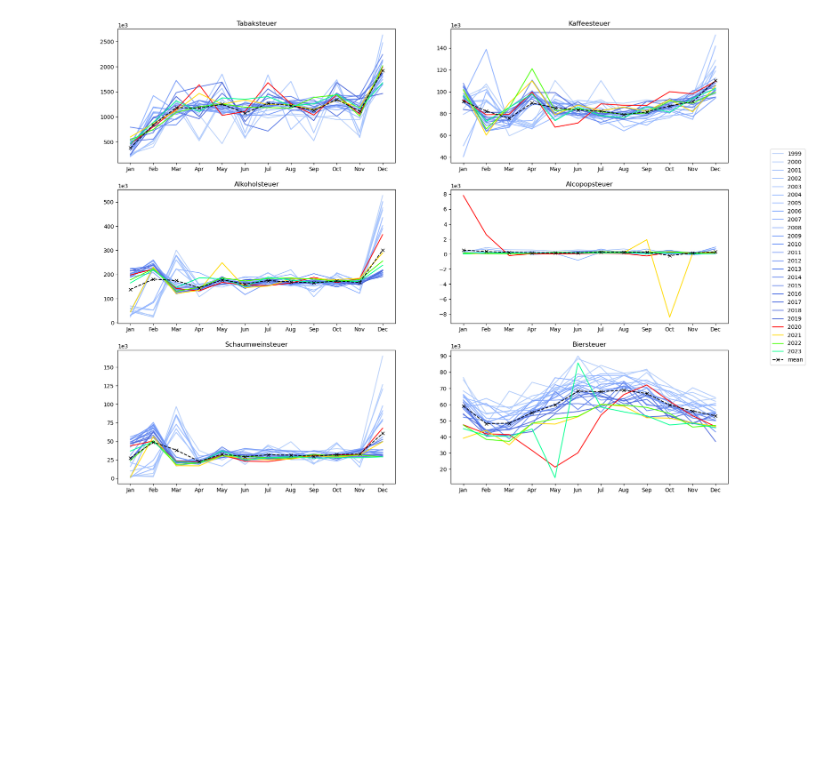
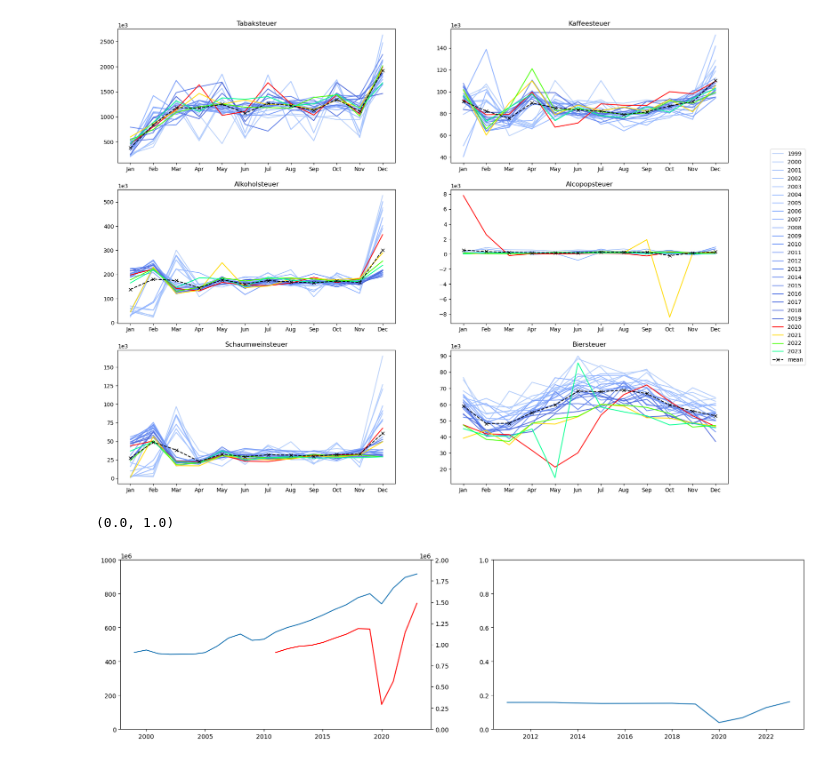
Before and after one commit to n-koenig/german_tax_income_analysis, a Jupyter notebook: bin/exploration.ipynb, the cells around one changed output. Drawn from its saved outputs; the diff is of its cells as text; code cells hidden in the pictures; blank space fills up the shorter version.

Commit message:
Implemented Third Question
Implemented a very simple answer for the third question in the exploration notebook and
included the figure in the computation narrative with an explanation.

```diff
--- a/bin/exploration.ipynb
+++ b/bin/exploration.ipynb
@@ -80,3 +80,18 @@ plt.figlegend(handles, labels, loc='right')
 # %% [output]
 <matplotlib.legend.Legend at 0x...>
 [figure]
+# %%
+yearly_total_diff = [df_q.iloc[0, i:i+4].diff() for i in range(0, len(df_q.columns), 4)]
+yearly_df = pd.DataFrame([df_q.iloc[:, i:i+4].sum(axis=1) for i in range(0, len(df_q.columns), 4)], index=range(1999, 2024)).T
+fig, ax = plt.subplots(figsize=(20, 5), nrows=1, ncols=2)
+ax[0].plot(yearly_df.iloc[0, :])
+ax[0].ticklabel_format(axis='y', style='sci', scilimits=(6, 6))
+ax[0].set_ylim(0, 1e9)
+ax2 = ax[0].twinx()
+ax2.plot(yearly_df.iloc[10, 12:], 'r')
+ax2.set_ylim(0, 2e6)
+ax[1].plot(yearly_df.iloc[10, 12:] / yearly_df.iloc[0, :] * 100)
+ax[1].set_ylim(0, 1)
+# %% [output]
+(0.0, 1.0)
+[figure, added]
```
Also changed, not shown: 2 other files.
